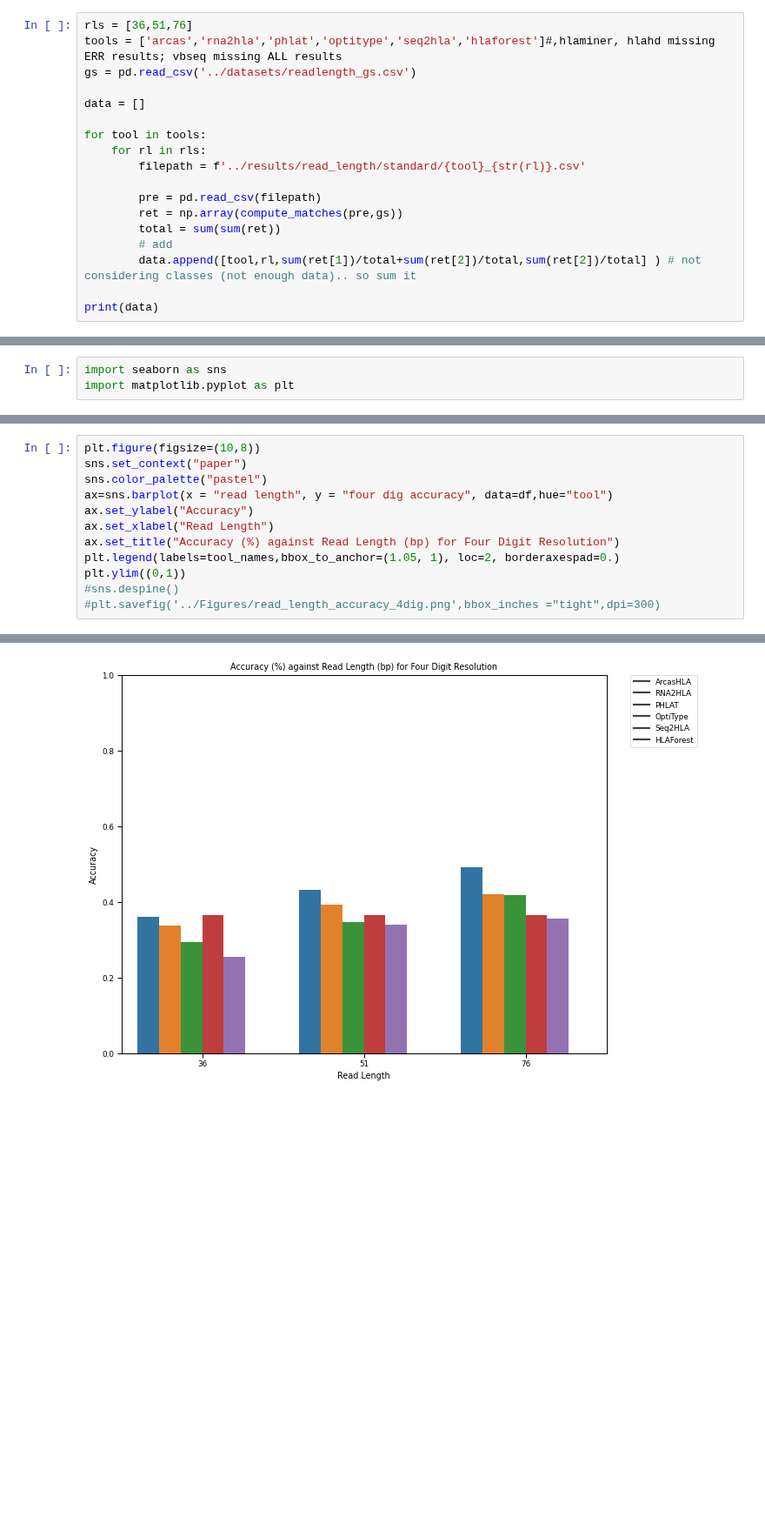
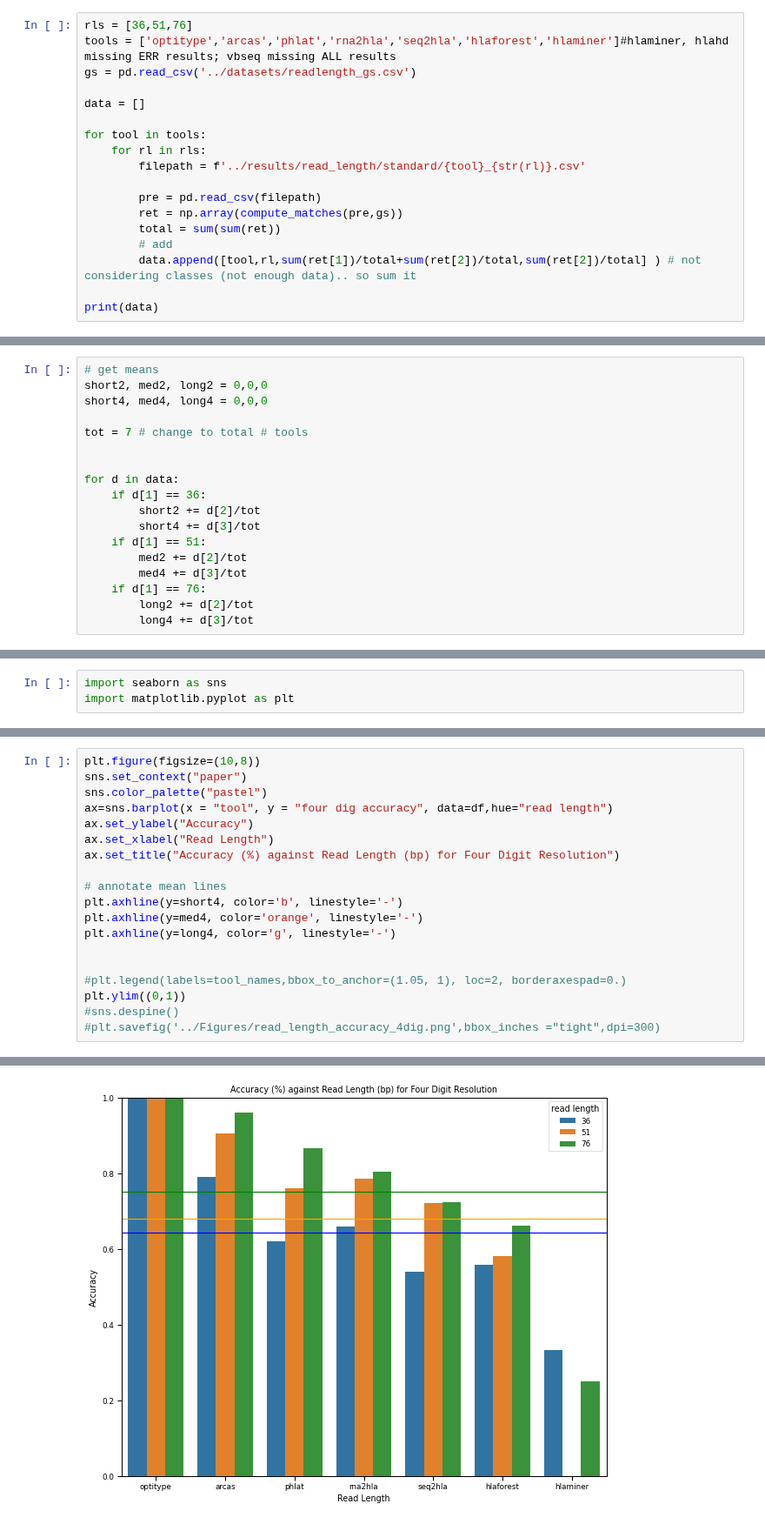
Before and after one commit to ydottie/hlaproject, a Jupyter notebook: notebooks/read_lengths.ipynb, the cells around one changed output, grey strips where cells are left out. Shown at 87% size. Cells and saved outputs as stored; diff of their text form; blank space fills up the shorter version.

Commit message:
update readlength plot

```diff
--- a/notebooks/read_lengths.ipynb
+++ b/notebooks/read_lengths.ipynb
@@ -9,7 +9,7 @@ from utils import *
 # Create accuracy dataframe
 # %%
 rls = [36,51,76]
-tools = ['arcas','rna2hla','phlat','optitype','seq2hla','hlaforest']#,hlaminer, hlahd missing ERR results; vbseq missing ALL results
+tools = ['optitype','arcas','phlat','rna2hla','seq2hla','hlaforest','hlaminer']#hlaminer, hlahd missing ERR results; vbseq missing ALL results
 gs = pd.read_csv('../datasets/readlength_gs.csv')
 
 data = []
@@ -30,3 +30,21 @@ print(data)
+# %%
+# get means
+short2, med2, long2 = 0,0,0
+short4, med4, long4 = 0,0,0
+
+tot = 7 # change to total # tools
+
+
+for d in data:
+    if d[1] == 36:
+        short2 += d[2]/tot
+        short4 += d[3]/tot
+    if d[1] == 51:
+        med2 += d[2]/tot
+        med4 += d[3]/tot
+    if d[1] == 76:
+        long2 += d[2]/tot
+        long4 += d[3]/tot
 # %%
 df = pd.DataFrame(data,columns=['tool','read length','two dig accuracy','four dig accuracy'])
 print(df)
@@ -60,15 +97,22 @@ tool_names=['ArcasHLA','RNA2HLA','PHLAT','OptiType','Seq2HLA','HLAForest']
 # %%
 plt.figure(figsize=(10,8))
 sns.set_context("paper")
 sns.color_palette("pastel")
-ax=sns.barplot(x = "read length", y = "four dig accuracy", data=df,hue="tool")
+ax=sns.barplot(x = "tool", y = "four dig accuracy", data=df,hue="read length")
 ax.set_ylabel("Accuracy")
 ax.set_xlabel("Read Length")
 ax.set_title("Accuracy (%) against Read Length (bp) for Four Digit Resolution")
-plt.legend(labels=tool_names,bbox_to_anchor=(1.05, 1), loc=2, borderaxespad=0.)
+
+# annotate mean lines
+plt.axhline(y=short4, color='b', linestyle='-')
+plt.axhline(y=med4, color='orange', linestyle='-')
+plt.axhline(y=long4, color='g', linestyle='-')
+
+
+#plt.legend(labels=tool_names,bbox_to_anchor=(1.05, 1), loc=2, borderaxespad=0.)
 plt.ylim((0,1))
 #sns.despine()
 #plt.savefig('../Figures/read_length_accuracy_4dig.png',bbox_inches ="tight",dpi=300)
 # %% [output]
 (0.0, 1.0)
-[figure, old version]
+[figure, new version]
```
Also changed, not shown: parts of 6 cells of this notebook, 9 other files.
